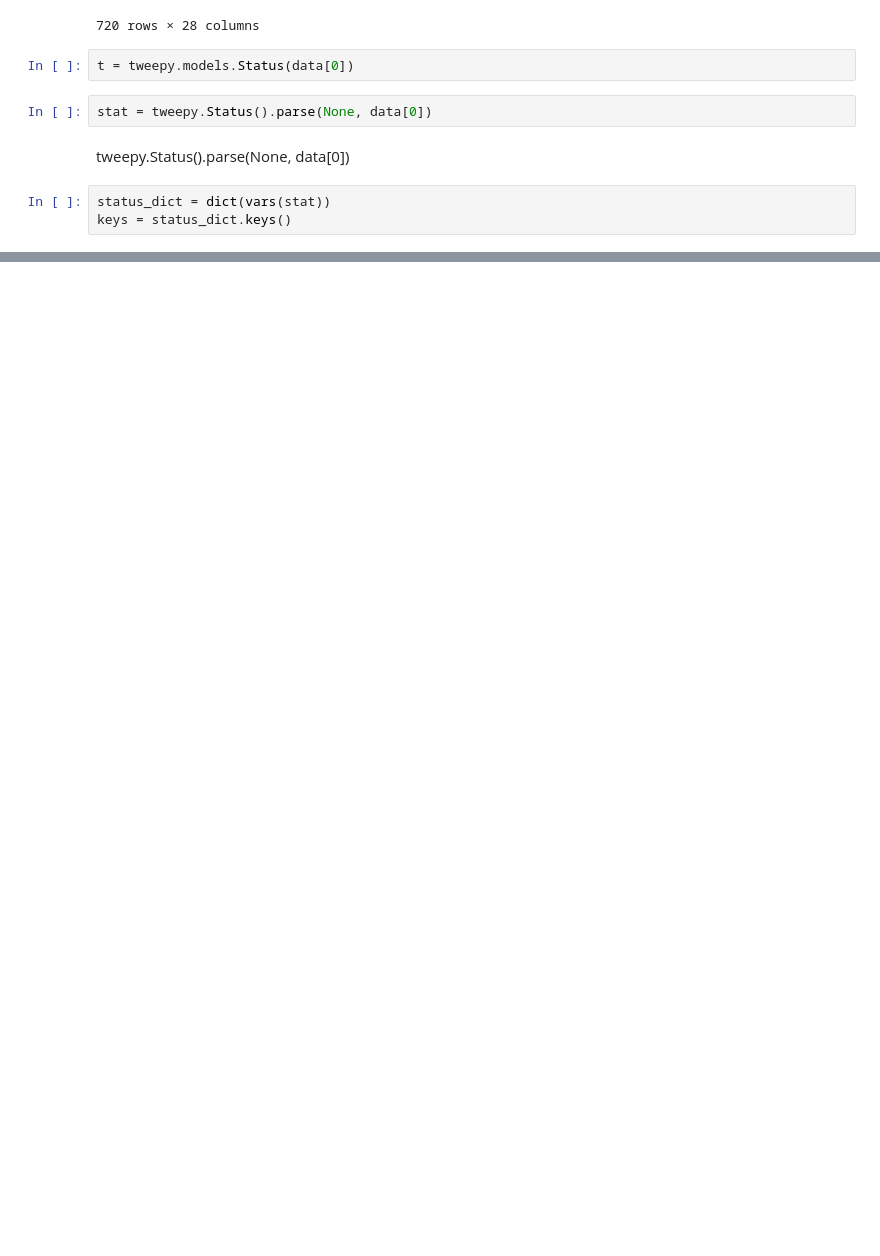
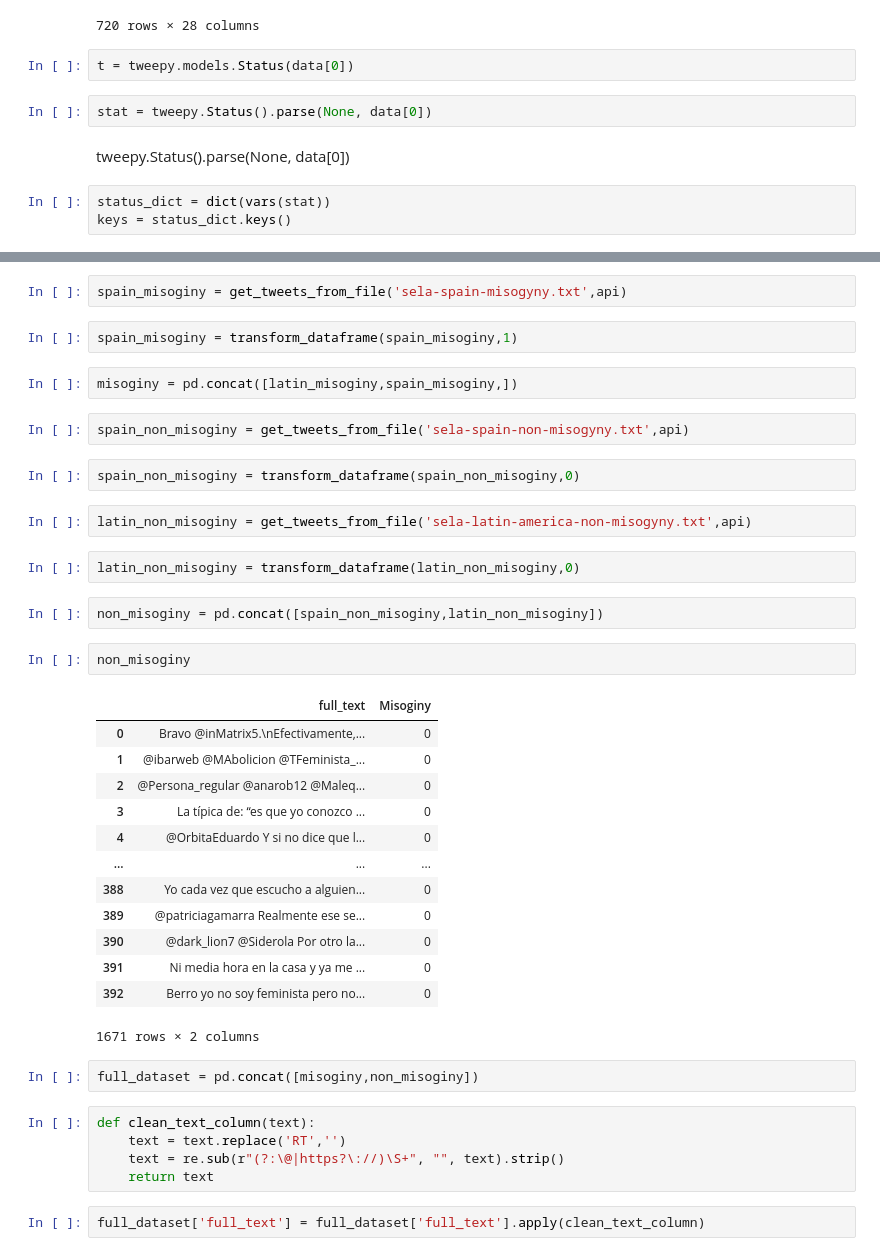
Before and after one commit to aGimenezO/IH-final-project-Misoginy-Tweet-Detection-NLP-Model, a Jupyter notebook: Data extraction.ipynb, the cells around one changed output, grey strips where cells are left out. Cells and saved outputs as stored; diff of their text form; blank space fills up the shorter version.

```diff
--- a/Data extraction.ipynb
+++ b/Data extraction.ipynb
@@ -256,0 +318,41 @@ JSONDecodeError: Extra data: line 2 column 1 (char 20)
+# %%
+spain_misoginy = get_tweets_from_file('sela-spain-misogyny.txt',api)
+# %%
+spain_misoginy = transform_dataframe(spain_misoginy,1)
+# %%
+misoginy = pd.concat([latin_misoginy,spain_misoginy,])
+# %%
+spain_non_misoginy = get_tweets_from_file('sela-spain-non-misogyny.txt',api)
+# %%
+spain_non_misoginy = transform_dataframe(spain_non_misoginy,0)
+# %%
+latin_non_misoginy = get_tweets_from_file('sela-latin-america-non-misogyny.txt',api)
+# %%
+latin_non_misoginy = transform_dataframe(latin_non_misoginy,0)
+# %%
+non_misoginy = pd.concat([spain_non_misoginy,latin_non_misoginy])
+# %%
+non_misoginy
+# %% [output]
+|  | full_text | Misoginy |
+| 0 | Bravo @inMatrix5.\nEfectivamente,... | 0 |
+| 1 | @ibarweb @MAbolicion @TFeminista_... | 0 |
+| 2 | @Persona_regular @anarob12 @Maleq... | 0 |
+| 3 | La típica de: “es que yo conozco ... | 0 |
+| 4 | @OrbitaEduardo Y si no dice que l... | 0 |
+| ... | ... | ... |
+| 388 | Yo cada vez que escucho a alguien... | 0 |
+| 389 | @patriciagamarra Realmente ese se... | 0 |
+| 390 | @dark_lion7 @Siderola Por otro la... | 0 |
+| 391 | Ni media hora en la casa y ya me ... | 0 |
+| 392 | Berro yo no soy feminista pero no... | 0 |
+1671 rows × 2 columns
+# %%
+full_dataset = pd.concat([misoginy,non_misoginy])
+# %%
+def clean_text_column(text):
+    text = text.replace('RT','')
+    text = re.sub(r"(?:\@|https?\://)\S+", "", text).strip()
+    return text
+# %%
+full_dataset['full_text'] = full_dataset['full_text'].apply(clean_text_column)
```
Also changed, not shown: parts of 13 cells of this notebook, 1 other file.
